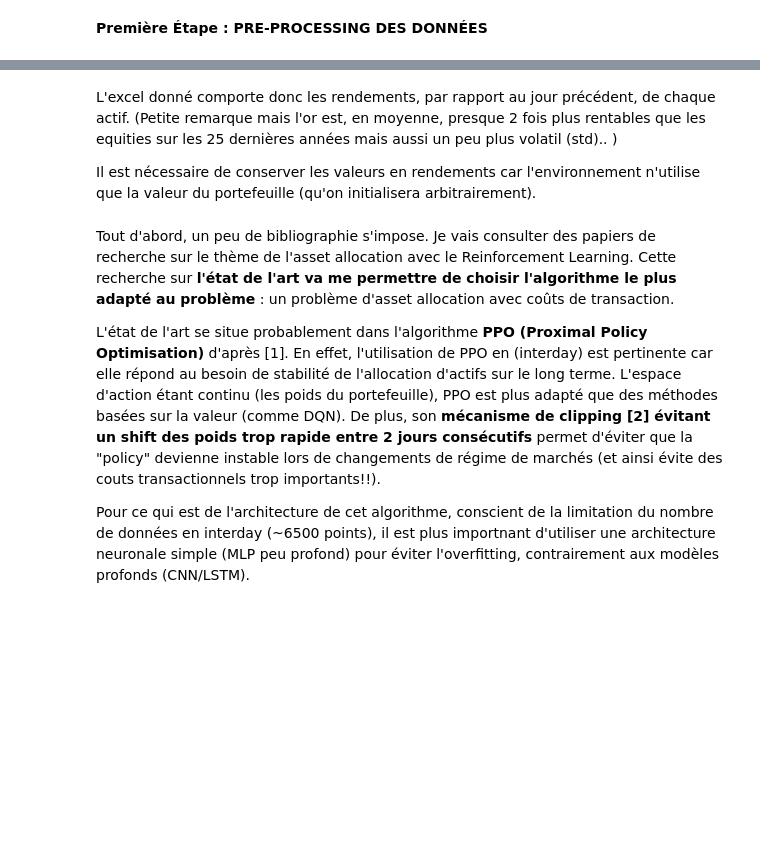
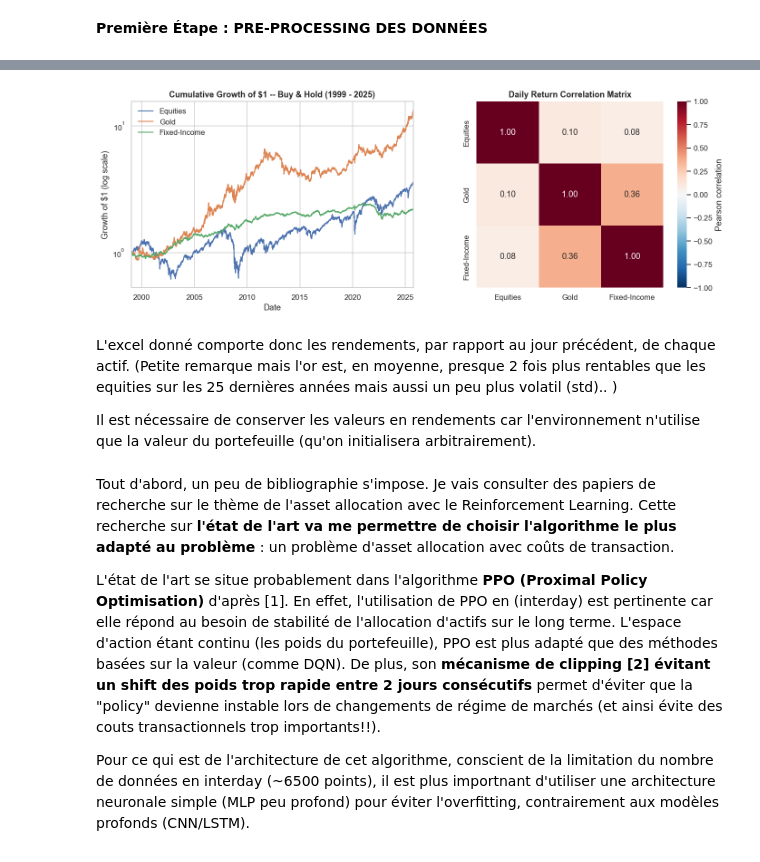
Before and after one commit to louiscie/RL-portfolio-optimization, a Jupyter notebook: Test_CAA_CIESIELSKILEDAIN_Louis.ipynb, the cells around one changed output, grey strips where cells are left out. Drawn from its saved outputs; the diff is of its cells as text; code cells hidden in the pictures; blank space fills up the shorter version.

```diff
--- a/Test_CAA_CIESIELSKILEDAIN_Louis.ipynb
+++ b/Test_CAA_CIESIELSKILEDAIN_Louis.ipynb
@@ -81,3 +283,24 @@ df.describe()
+# %%
+fig, axes = plt.subplots(1, 2, figsize=(13, 4.8))
+
+cum_growth = (1 + df).cumprod()
+cum_growth.plot(ax=axes[0], linewidth=1.4)
+axes[0].set_title("Cumulative Growth of $1 -- Buy & Hold (1999 - 2025)")
+axes[0].set_ylabel("Growth of $1 (log scale)")
+axes[0].set_yscale("log")
+axes[0].legend(title=None, frameon=False)
+
+corr = df.corr()
+sns.heatmap(
+    corr, annot=True, fmt=".2f", cmap="RdBu_r", center=0.0, vmin=-1, vmax=1,
+    square=True, cbar_kws={"label": "Pearson correlation"}, ax=axes[1],
+)
+axes[1].set_title("Daily Return Correlation Matrix")
+
+plt.tight_layout()
+plt.show()
+# %% [output]
+[figure, added]
 # %% [markdown]
 L'excel donné comporte donc les rendements, par rapport au jour précédent, de chaque actif. (Petite remarque mais l'or est, en moyenne, presque 2 fois plus rentables que les equities sur les 25 dernières années mais aussi un peu plus volatil (std).. )
 
```
Also changed, not shown: parts of 29 cells of this notebook.
